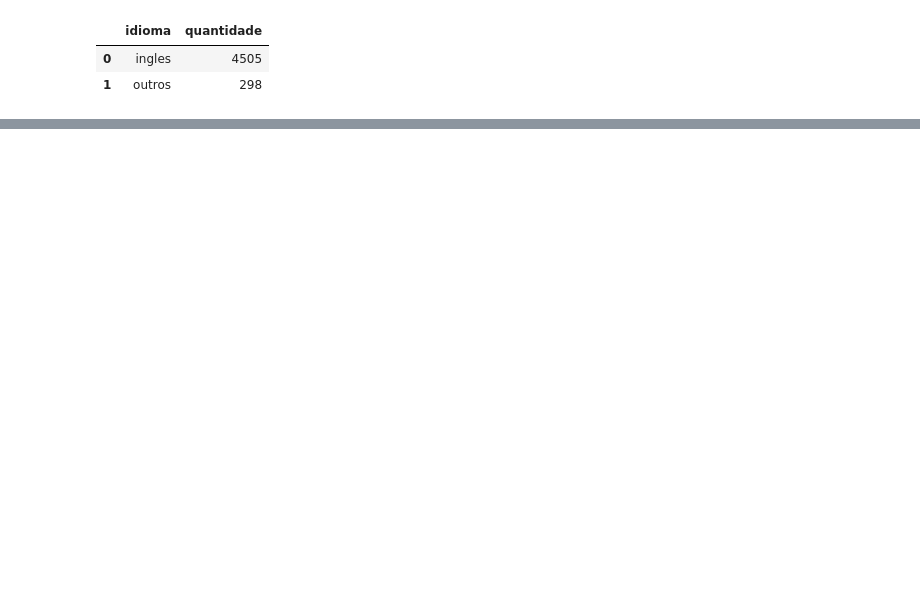
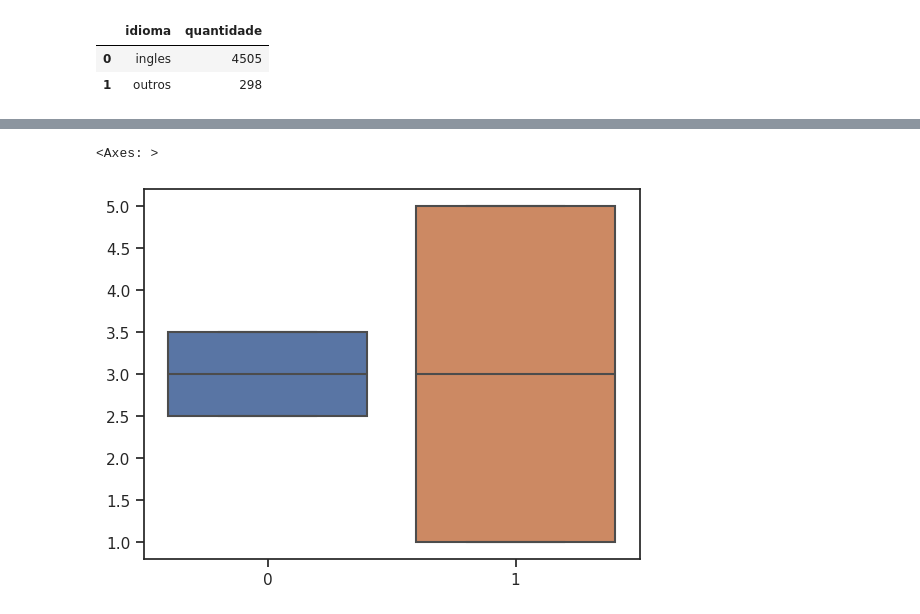
Before and after one commit to macedo19/AprendizadoPythonAlura, a Jupyter notebook: Iniciante/datascience_inicial.ipynb, the cells around one changed output, grey strips where cells are left out. Saved outputs shown, nothing was run; the diff lists cells and outputs as text; code cells hidden in the pictures; blank space fills up the shorter version.

```diff
--- a/Iniciante/datascience_inicial.ipynb
+++ b/Iniciante/datascience_inicial.ipynb
@@ -283,0 +365,5 @@ sns.catplot(x="original_language", kind="count", data= total_filmes_sem_ingles)
+# %%
+sns.boxplot([filme1, filme2])
+# %% [output]
+<Axes: >
+[figure, added]
```
Also changed, not shown: parts of 22 cells of this notebook, 1 other file.
